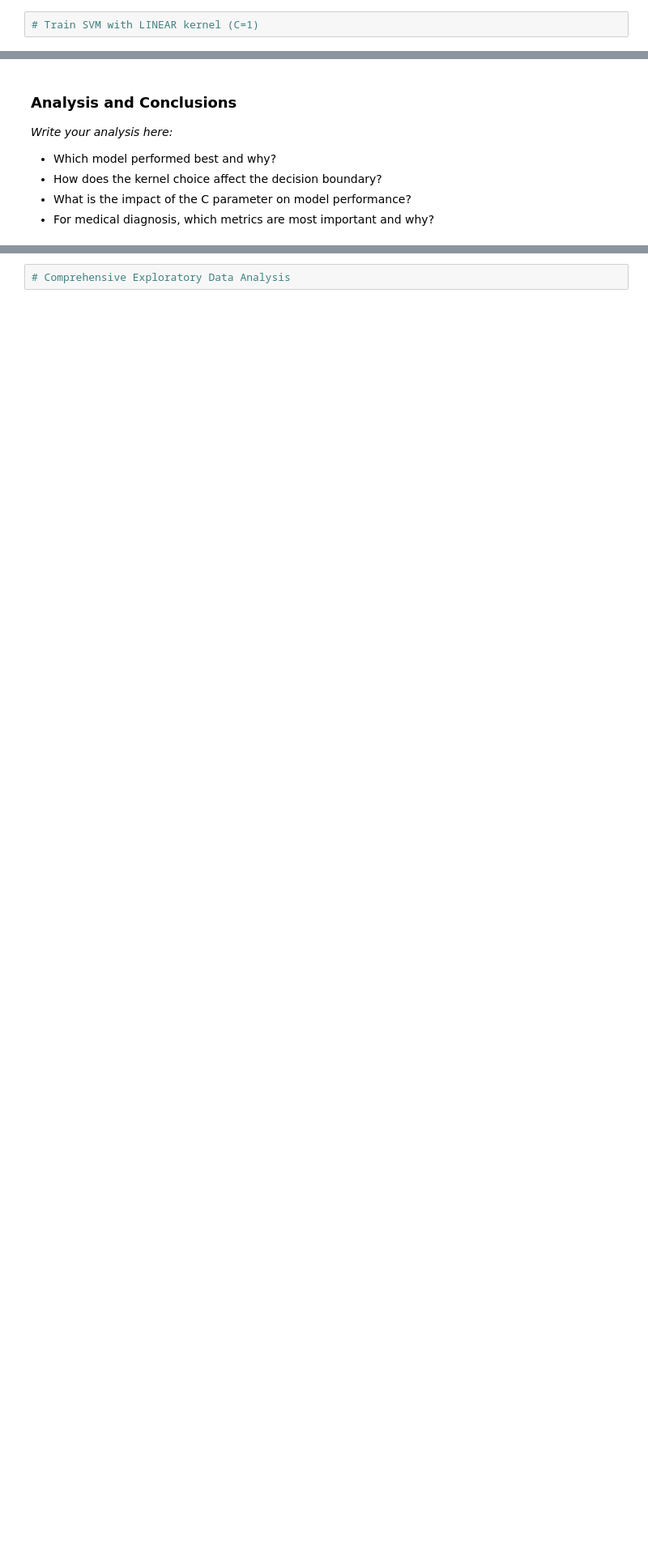
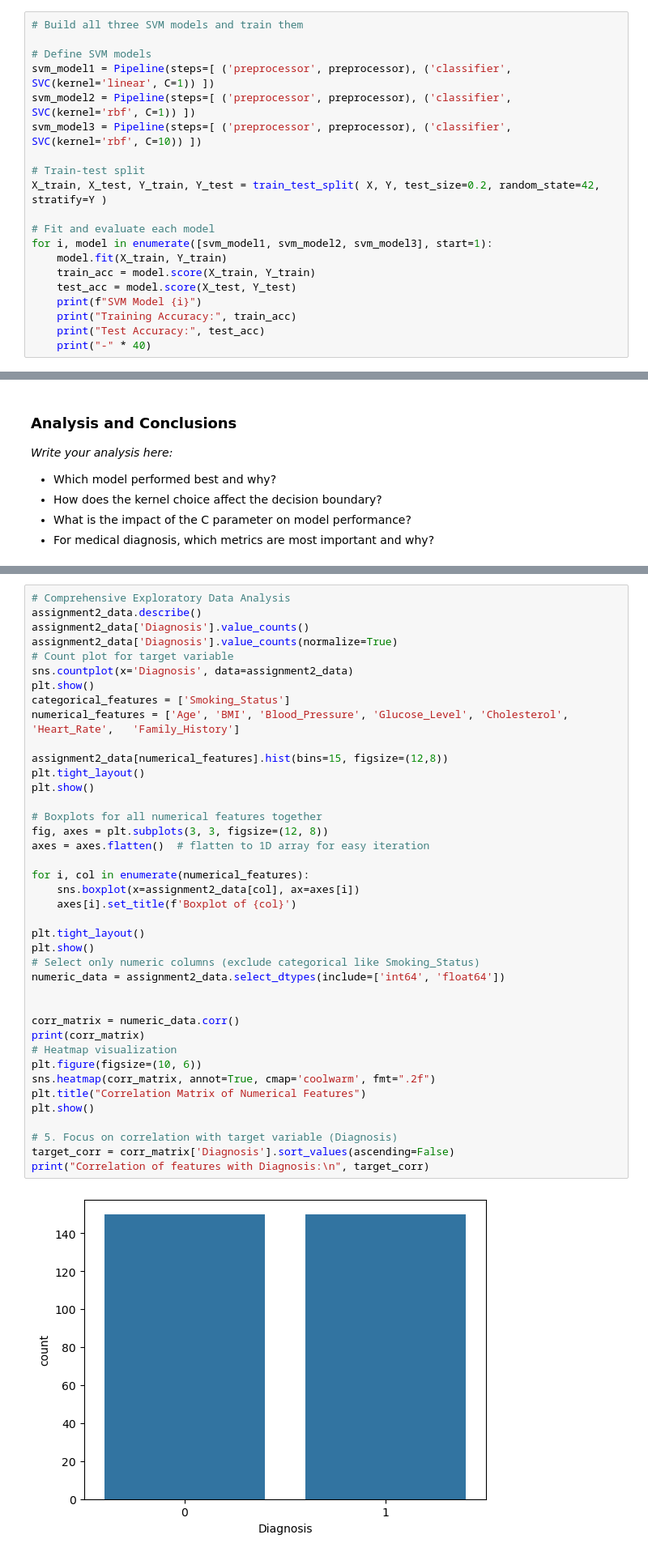
Before and after one commit to Blessing-Ekeh/dataraflow-week17-Classification-models, a Jupyter notebook: Take Home.ipynb, the cells around one changed output, grey strips where cells are left out. Shown at 81% size. Saved outputs shown, nothing was run; the diff lists cells and outputs as text; blank space fills up the shorter version.

```diff
--- a/Take Home.ipynb
+++ b/Take Home.ipynb
@@ -757,2 +890,20 @@ plt.show()
 # %%
-# Train SVM with LINEAR kernel (C=1)
+# Build all three SVM models and train them
+
+# Define SVM models
+svm_model1 = Pipeline(steps=[ ('preprocessor', preprocessor), ('classifier', SVC(kernel='linear', C=1)) ])
+svm_model2 = Pipeline(steps=[ ('preprocessor', preprocessor), ('classifier', SVC(kernel='rbf', C=1)) ])
+svm_model3 = Pipeline(steps=[ ('preprocessor', preprocessor), ('classifier', SVC(kernel='rbf', C=10)) ])
+
+# Train-test split
+X_train, X_test, Y_train, Y_test = train_test_split( X, Y, test_size=0.2, random_state=42, stratify=Y )
+
+# Fit and evaluate each model
+for i, model in enumerate([svm_model1, svm_model2, svm_model3], start=1):
+    model.fit(X_train, Y_train)
+    train_acc = model.score(X_train, Y_train)
+    test_acc = model.score(X_test, Y_test)
+    print(f"SVM Model {i}")
+    print("Training Accuracy:", train_acc)
+    print("Test Accuracy:", test_acc)
+    print("-" * 40)
@@ -819,2 +1067,42 @@ plt.show()
 # %%
 # Comprehensive Exploratory Data Analysis
+assignment2_data.describe()
+assignment2_data['Diagnosis'].value_counts()
+assignment2_data['Diagnosis'].value_counts(normalize=True)
+# Count plot for target variable
+sns.countplot(x='Diagnosis', data=assignment2_data)
+plt.show()
+categorical_features = ['Smoking_Status']
+numerical_features = ['Age', 'BMI',	'Blood_Pressure', 'Glucose_Level', 'Cholesterol', 'Heart_Rate',	'Family_History']
+
+assignment2_data[numerical_features].hist(bins=15, figsize=(12,8))
+plt.tight_layout()
+plt.show()
+
+# Boxplots for all numerical features together
+fig, axes = plt.subplots(3, 3, figsize=(12, 8))
+axes = axes.flatten()  # flatten to 1D array for easy iteration
+
+for i, col in enumerate(numerical_features):
+    sns.boxplot(x=assignment2_data[col], ax=axes[i])
+    axes[i].set_title(f'Boxplot of {col}')
+
+plt.tight_layout()
+plt.show()
+# Select only numeric columns (exclude categorical like Smoking_Status)
+numeric_data = assignment2_data.select_dtypes(include=['int64', 'float64'])
+
+
+corr_matrix = numeric_data.corr()
+print(corr_matrix)
+# Heatmap visualization
+plt.figure(figsize=(10, 6))
+sns.heatmap(corr_matrix, annot=True, cmap='coolwarm', fmt=".2f")
+plt.title("Correlation Matrix of Numerical Features")
+plt.show()
+
+# 5. Focus on correlation with target variable (Diagnosis)
+target_corr = corr_matrix['Diagnosis'].sort_values(ascending=False)
+print("Correlation of features with Diagnosis:\n", target_corr)
+# %% [output]
+[figure, added]
```
Also changed, not shown: parts of 16 cells of this notebook.
